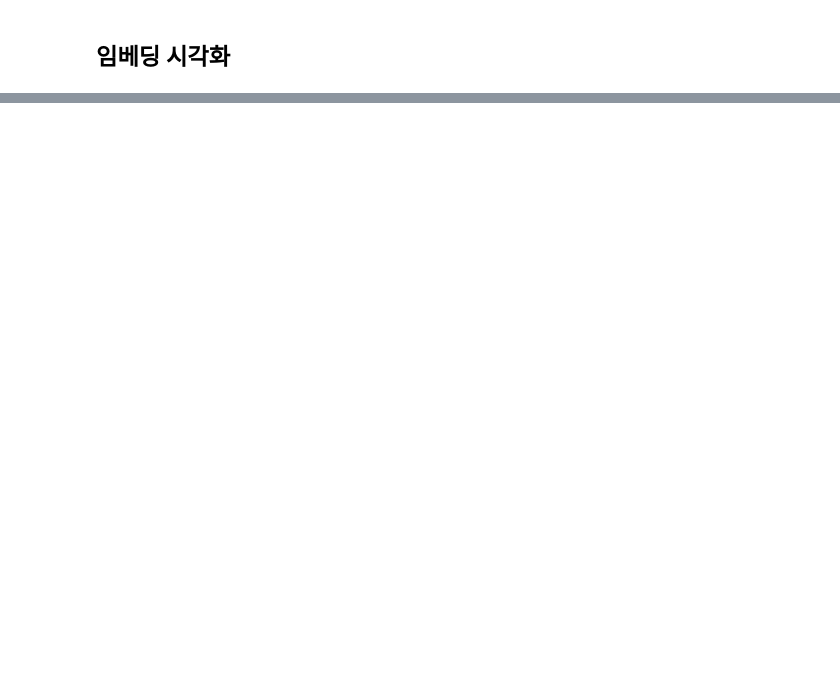
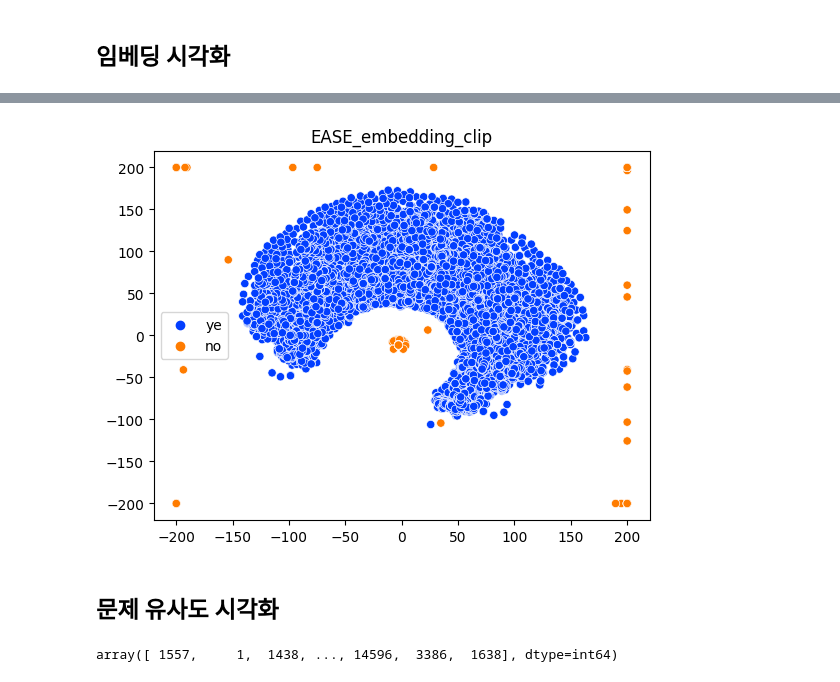
Before and after one commit to uos-vision/cotegory-ai, a Jupyter notebook: train/Auto_Encoder.ipynb, the cells around one changed output, grey strips where cells are left out. Cells and saved outputs as stored; diff of their text form; code cells hidden in the pictures; blank space fills up the shorter version.

```diff
--- a/train/Auto_Encoder.ipynb
+++ b/train/Auto_Encoder.ipynb
@@ -719,0 +991,11 @@ plt.show()
+# %%
+ease_embedded_clip = np.clip(ease_embedded,-200,200)
+# %%
+plt.title("EASE_embedding_clip")
+palette = sns.color_palette("bright", 10)
+sns.scatterplot(x=ease_embedded_clip[:,0], y=ease_embedded_clip[:,1], hue=labels, legend='full', palette=palette)
+plt.show()
+# %% [output]
+[figure, added]
+# %% [markdown]
+## 문제 유사도 시각화
@@ -719,0 +1011,4 @@ plt.show()
+# %%
+np.argsort(y)[::-1]
+# %% [output]
+array([ 1557,     1,  1438, ..., 14596,  3386,  1638], dtype=int64)
```
Also changed, not shown: parts of 95 cells of this notebook, 3 other files.
